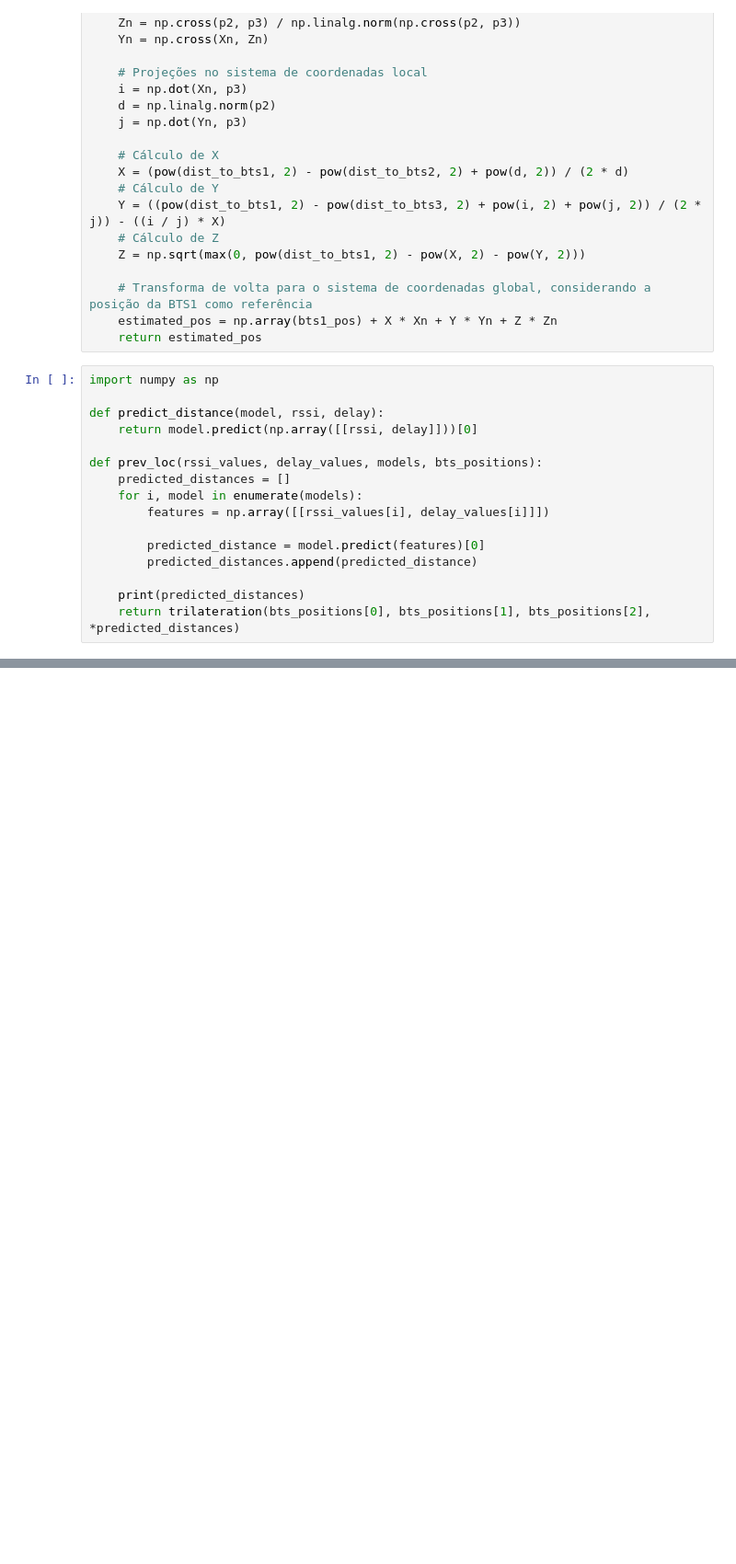
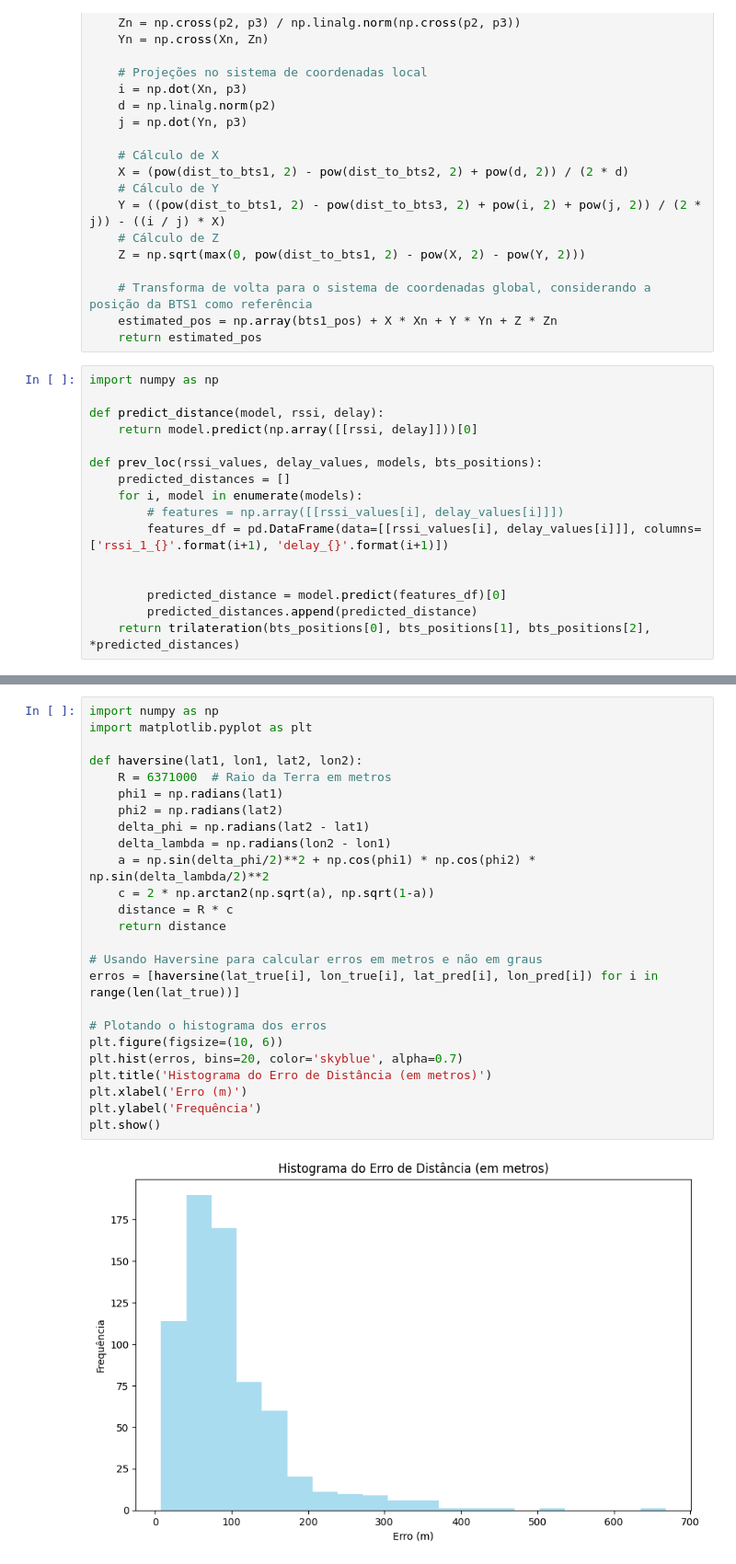
Before and after one commit to BiancaCarneiro/RSS-trilateration, a Jupyter notebook: notebooks/knn_trailateration.ipynb, the cells around one changed output, grey strips where cells are left out. Shown at 92% size. Saved outputs shown, nothing was run; the diff lists cells and outputs as text; blank space fills up the shorter version.

```diff
--- a/notebooks/knn_trailateration.ipynb
+++ b/notebooks/knn_trailateration.ipynb
@@ -126,11 +126,11 @@ def predict_distance(model, rssi, delay):
 def prev_loc(rssi_values, delay_values, models, bts_positions):
     predicted_distances = []
     for i, model in enumerate(models):
-        features = np.array([[rssi_values[i], delay_values[i]]])
+        # features = np.array([[rssi_values[i], delay_values[i]]])
+        features_df = pd.DataFrame(data=[[rssi_values[i], delay_values[i]]], columns=['rssi_1_{}'.format(i+1), 'delay_{}'.format(i+1)])
 
-        predicted_distance = model.predict(features)[0]
+
+        predicted_distance = model.predict(features_df)[0]
         predicted_distances.append(predicted_distance)
-
-    print(predicted_distances)
     return trilateration(bts_positions[0], bts_positions[1], bts_positions[2], *predicted_distances)
 # %%
@@ -188,0 +159,27 @@ Tempo de treinamento e execução: 0.0157 segundos
+# %%
+import numpy as np
+import matplotlib.pyplot as plt
+
+def haversine(lat1, lon1, lat2, lon2):
+    R = 6371000  # Raio da Terra em metros
+    phi1 = np.radians(lat1)
+    phi2 = np.radians(lat2)
+    delta_phi = np.radians(lat2 - lat1)
+    delta_lambda = np.radians(lon2 - lon1)
+    a = np.sin(delta_phi/2)**2 + np.cos(phi1) * np.cos(phi2) * np.sin(delta_lambda/2)**2
+    c = 2 * np.arctan2(np.sqrt(a), np.sqrt(1-a))
+    distance = R * c
+    return distance
+
+# Usando Haversine para calcular erros em metros e não em graus
+erros = [haversine(lat_true[i], lon_true[i], lat_pred[i], lon_pred[i]) for i in range(len(lat_true))]
+
+# Plotando o histograma dos erros
+plt.figure(figsize=(10, 6))
+plt.hist(erros, bins=20, color='skyblue', alpha=0.7)
+plt.title('Histograma do Erro de Distância (em metros)')
+plt.xlabel('Erro (m)')
+plt.ylabel('Frequência')
+plt.show()
+# %% [output]
+[figure, added]
```
Also changed, not shown: parts of 3 cells of this notebook.
